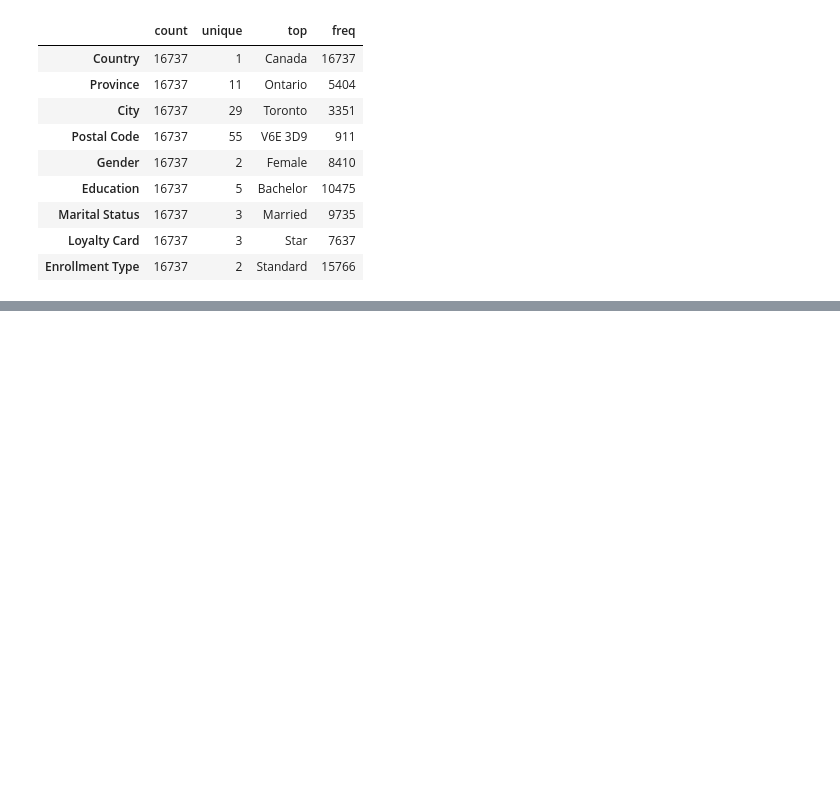
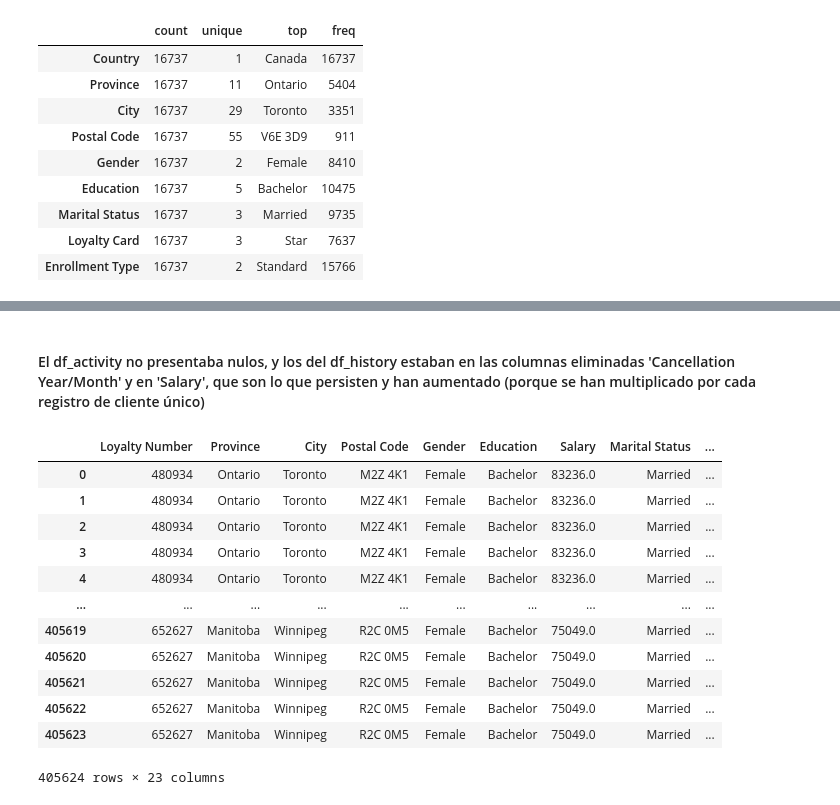
Before and after one commit to Adalab/bda-modulo-3-evaluacion-final-andrearvirgos, a Jupyter notebook: Solución-evaluación-final.ipynb, the cells around one changed output, grey strips where cells are left out. Cells and saved outputs as stored; diff of their text form; code cells hidden in the pictures; blank space fills up the shorter version.

```diff
--- a/Solución-evaluación-final.ipynb
+++ b/Solución-evaluación-final.ipynb
@@ -246,0 +342,6 @@ df_history
+# %%
+# 2. Creación de una columna binaria, por asignación directa, que permita eliminar las columnas de Year y Month que tienen unos tantos por cientos elevadísimos de nulos.
+# Sustituir esas dos columnas que no aportan información de calidad (es información escasa e irrelevante) por una sola columna que conteste realmente a la pregunta de si la suscripción del cliente está activa o no.
+# Ésto redunda en la eficiencia y rapidez del proceso de unión.
+
+df_history['Status'] = df_history['Cancellation Year'].notna().astype(int)  # uso la columna cancellation year, en vez de la de month porque es más fiable (tiene 12 valores únicos, no como la de cancellation month que tiene 13: 12 meses+ NaN)
@@ -246,0 +363,3 @@ df_history
+# %%
+# Eliminación columnas innecesarias (estas 2 columnas pasan a ser ruido visual, porque ya tenemos el estado de la suscripción en 'Status')
+df_history.drop(columns=['Cancellation Year', 'Cancellation Month'], inplace=True)
@@ -246,0 +374,3 @@ df_history
+# %%
+# Eliminación columnas innecesarias (si quisiéramos sacar el país de la clientela, que es por defecto, Canadá, podríamos usar las columnas de provincia, ciudad y código postal)
+df_history.drop(columns= ['Country'], inplace=True)
@@ -246,0 +390,7 @@ df_history
+# %%
+df_fusionado = pd.merge(  # la función pd.merge() es para unir df's horizontalmente usando una columna común como eje de unión
+    df_history,
+    df_activity,
+    on='Loyalty Number',
+    how='left'
+)
@@ -246,0 +434,18 @@ df_history
+# %% [markdown]
+#### El df_activity no presentaba nulos, y los del df_history estaban en las columnas eliminadas 'Cancellation Year/Month' y en 'Salary', que son lo que persisten y han aumentado (porque se han multiplicado por cada registro de cliente único)
+# %%
+df_fusionado
+# %% [output]
+|  | Loyalty Number | Province | City | Postal Code | Gender | Education | Salary | Marital Status | ... |
+| 0 | 480934 | Ontario | Toronto | M2Z 4K1 | Female | Bachelor | 83236.0 | Married | ... |
+| 1 | 480934 | Ontario | Toronto | M2Z 4K1 | Female | Bachelor | 83236.0 | Married | ... |
+| 2 | 480934 | Ontario | Toronto | M2Z 4K1 | Female | Bachelor | 83236.0 | Married | ... |
+| 3 | 480934 | Ontario | Toronto | M2Z 4K1 | Female | Bachelor | 83236.0 | Married | ... |
+| 4 | 480934 | Ontario | Toronto | M2Z 4K1 | Female | Bachelor | 83236.0 | Married | ... |
+| ... | ... | ... | ... | ... | ... | ... | ... | ... | ... |
+| 405619 | 652627 | Manitoba | Winnipeg | R2C 0M5 | Female | Bachelor | 75049.0 | Married | ... |
+| 405620 | 652627 | Manitoba | Winnipeg | R2C 0M5 | Female | Bachelor | 75049.0 | Married | ... |
+| 405621 | 652627 | Manitoba | Winnipeg | R2C 0M5 | Female | Bachelor | 75049.0 | Married | ... |
+| 405622 | 652627 | Manitoba | Winnipeg | R2C 0M5 | Female | Bachelor | 75049.0 | Married | ... |
+| 405623 | 652627 | Manitoba | Winnipeg | R2C 0M5 | Female | Bachelor | 75049.0 | Married | ... |
+405624 rows × 23 columns
```
Also changed, not shown: parts of 36 cells of this notebook, 2 other files.
